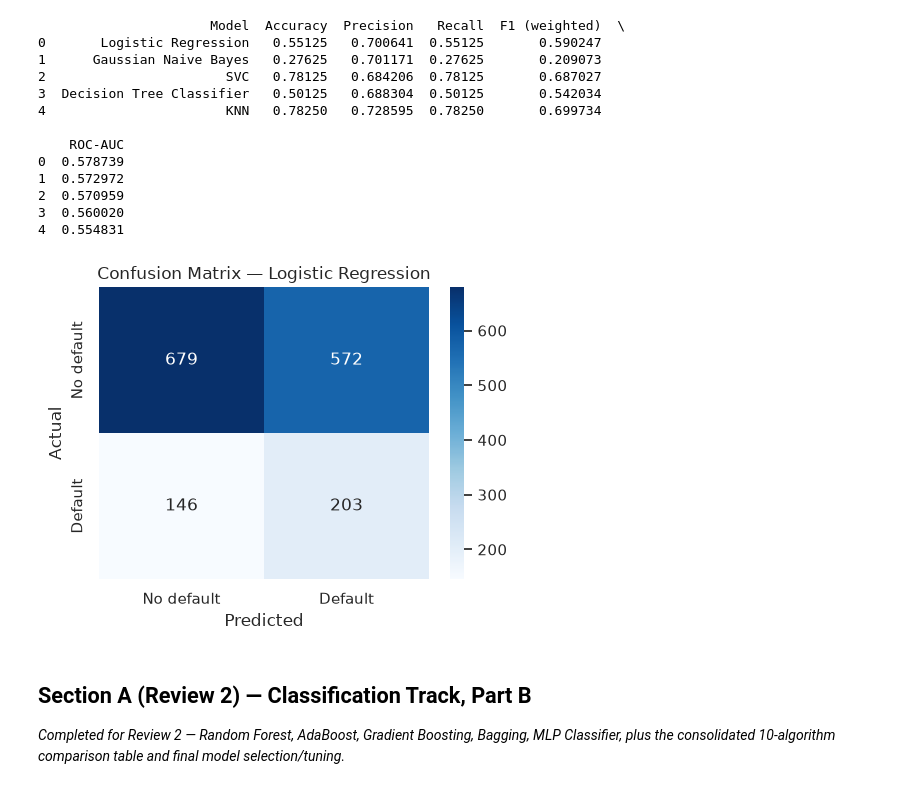
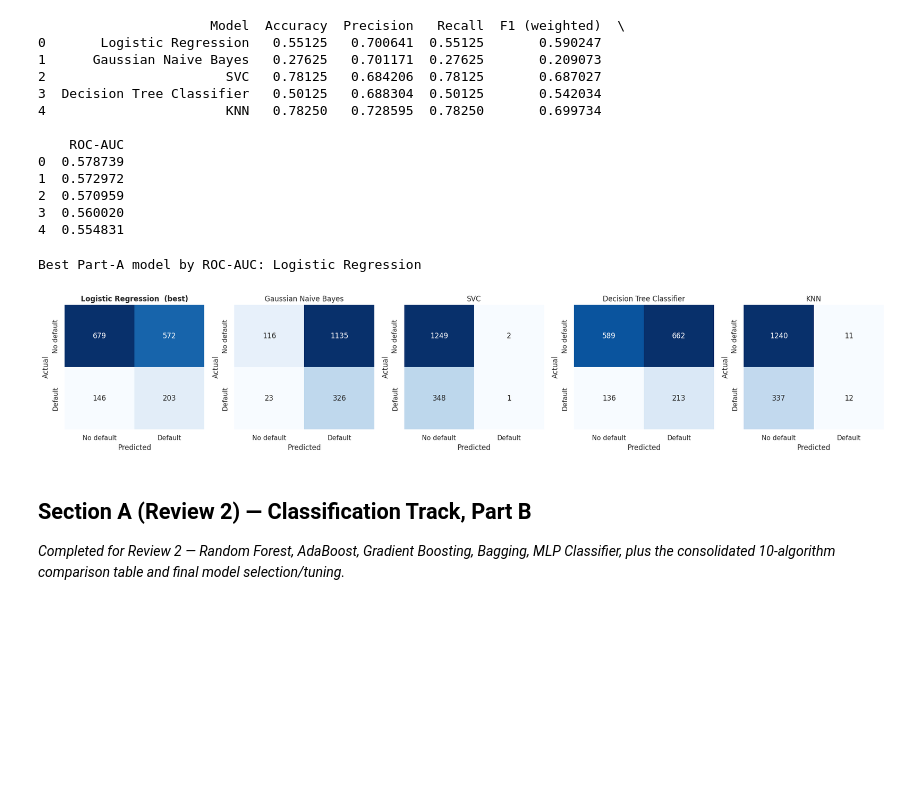
Before and after one commit to Rushil-99/ML-capstone, a Jupyter notebook: notebooks/classification.ipynb, the cells around one changed output. Drawn from its saved outputs; the diff is of its cells as text; code cells hidden in the pictures; blank space fills up the shorter version.

```diff
--- a/notebooks/classification.ipynb
+++ b/notebooks/classification.ipynb
@@ -396,17 +396,26 @@ else:
 3  0.560020
 4  0.554831
 # %%
-# TODO: confusion matrix for the best Part-A model (once D1/D2 are complete)
+# Confusion matrix for every Part-A model (rubric D2 asks for this "per algorithm"),
+# with the best model (by ROC-AUC) called out explicitly.
 best_name = partA_results.iloc[0]["Model"]
-cm = confusion_matrix(y_test, predictions[best_name])
-plt.figure(figsize=(5, 4))
-sns.heatmap(cm, annot=True, fmt="d", cmap="Blues", xticklabels=["No default", "Default"], yticklabels=["No default", "Default"])
-plt.xlabel("Predicted"); plt.ylabel("Actual")
-plt.title(f"Confusion Matrix — {best_name}")
+print(f"Best Part-A model by ROC-AUC: {best_name}")
+
+model_order = partA_results["Model"].tolist()
+fig, axes = plt.subplots(1, len(model_order), figsize=(4 * len(model_order), 4))
+for ax, name in zip(axes, model_order):
+    cm = confusion_matrix(y_test, predictions[name])
+    sns.heatmap(cm, annot=True, fmt="d", cmap="Blues", cbar=False,
+                xticklabels=["No default", "Default"], yticklabels=["No default", "Default"], ax=ax)
+    ax.set_xlabel("Predicted")
+    ax.set_ylabel("Actual")
+    title = name + ("  (best)" if name == best_name else "")
+    ax.set_title(title, fontweight="bold" if name == best_name else "normal")
 plt.tight_layout()
 plt.show()
 # %% [output]
+Best Part-A model by ROC-AUC: Logistic Regression
-[figure, old version]
+[figure, new version]
 # %% [markdown]
 ## Section A (Review 2) — Classification Track, Part B
 
```
Also changed, not shown: parts of 2 cells of this notebook, 1 other file.
